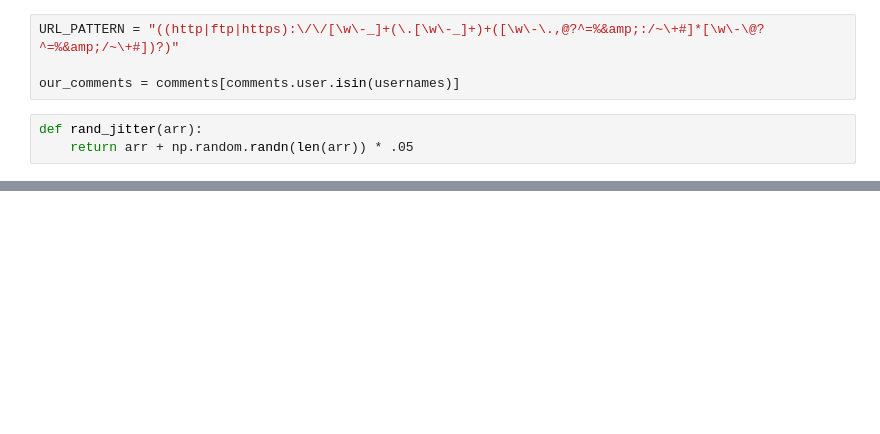
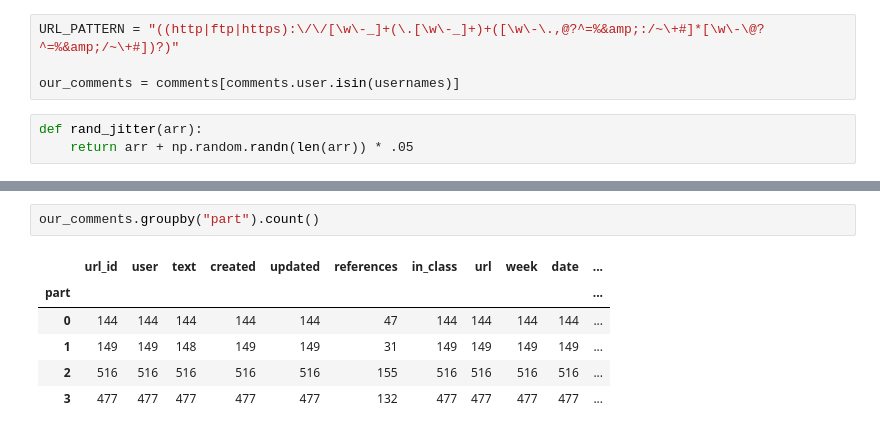
Before and after one commit to Bubblbu/public-knowledge-annotations, a Jupyter notebook: code/annotated-readings.ipynb, the cells around one changed output, grey strips where cells are left out. Cells and saved outputs as stored; diff of their text form; blank space fills up the shorter version.

```diff
--- a/code/annotated-readings.ipynb
+++ b/code/annotated-readings.ipynb
@@ -63,0 +128,9 @@ ax.fmt_xdata = mdates.DateFormatter('%Y-%m-%d')
+# %%
+our_comments.groupby("part").count()
+# %% [output]
+|  | url_id | user | text | created | updated | references | in_class | url | week | date | ... |
+| part |  |  |  |  |  |  |  |  |  |  | ... |
+| 0 | 144 | 144 | 144 | 144 | 144 | 47 | 144 | 144 | 144 | 144 | ... |
+| 1 | 149 | 149 | 148 | 149 | 149 | 31 | 149 | 149 | 149 | 149 | ... |
+| 2 | 516 | 516 | 516 | 516 | 516 | 155 | 516 | 516 | 516 | 516 | ... |
+| 3 | 477 | 477 | 477 | 477 | 477 | 132 | 477 | 477 | 477 | 477 | ... |
```
Also changed, not shown: parts of 15 cells of this notebook, 6 other files.
